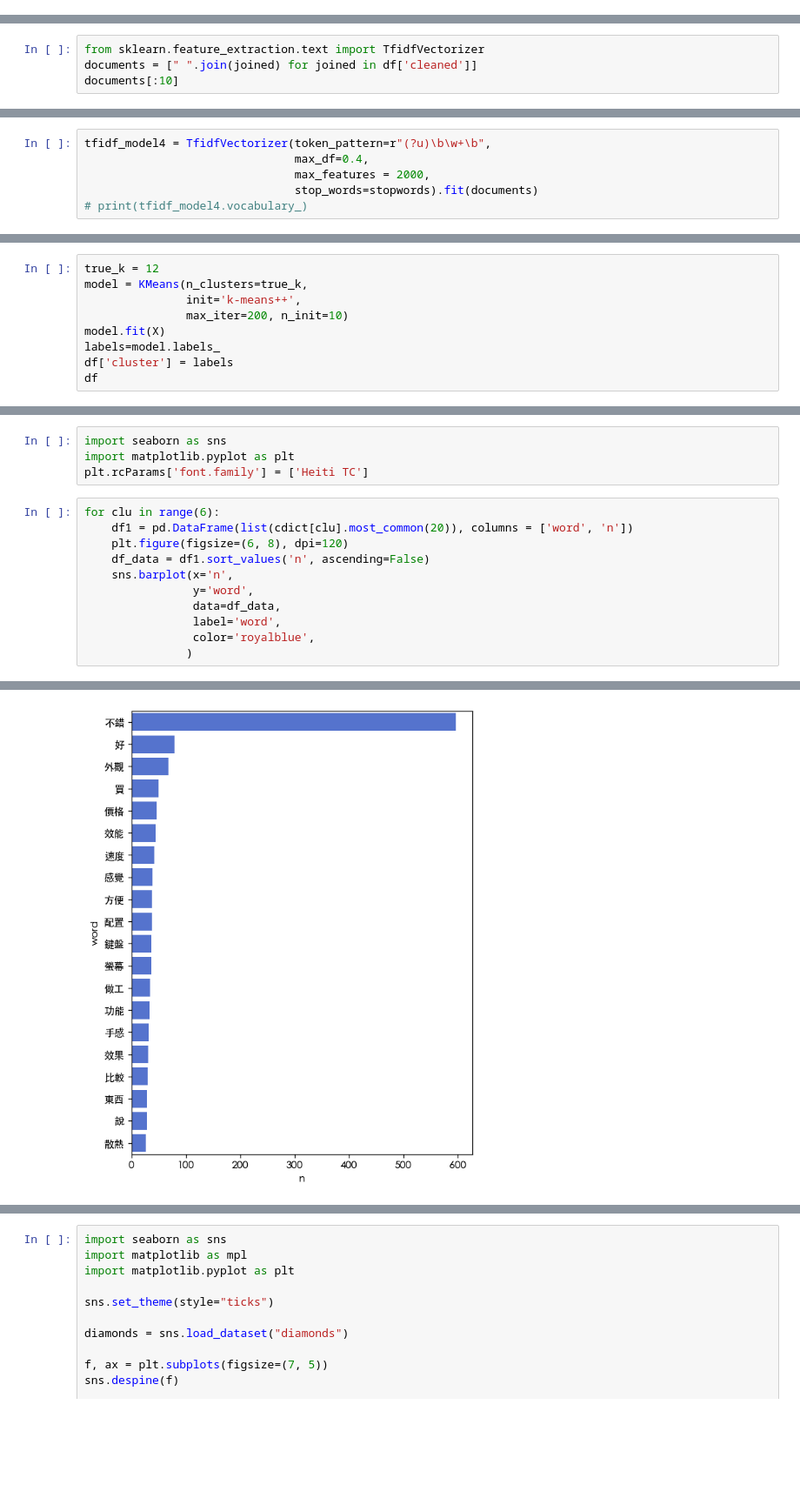
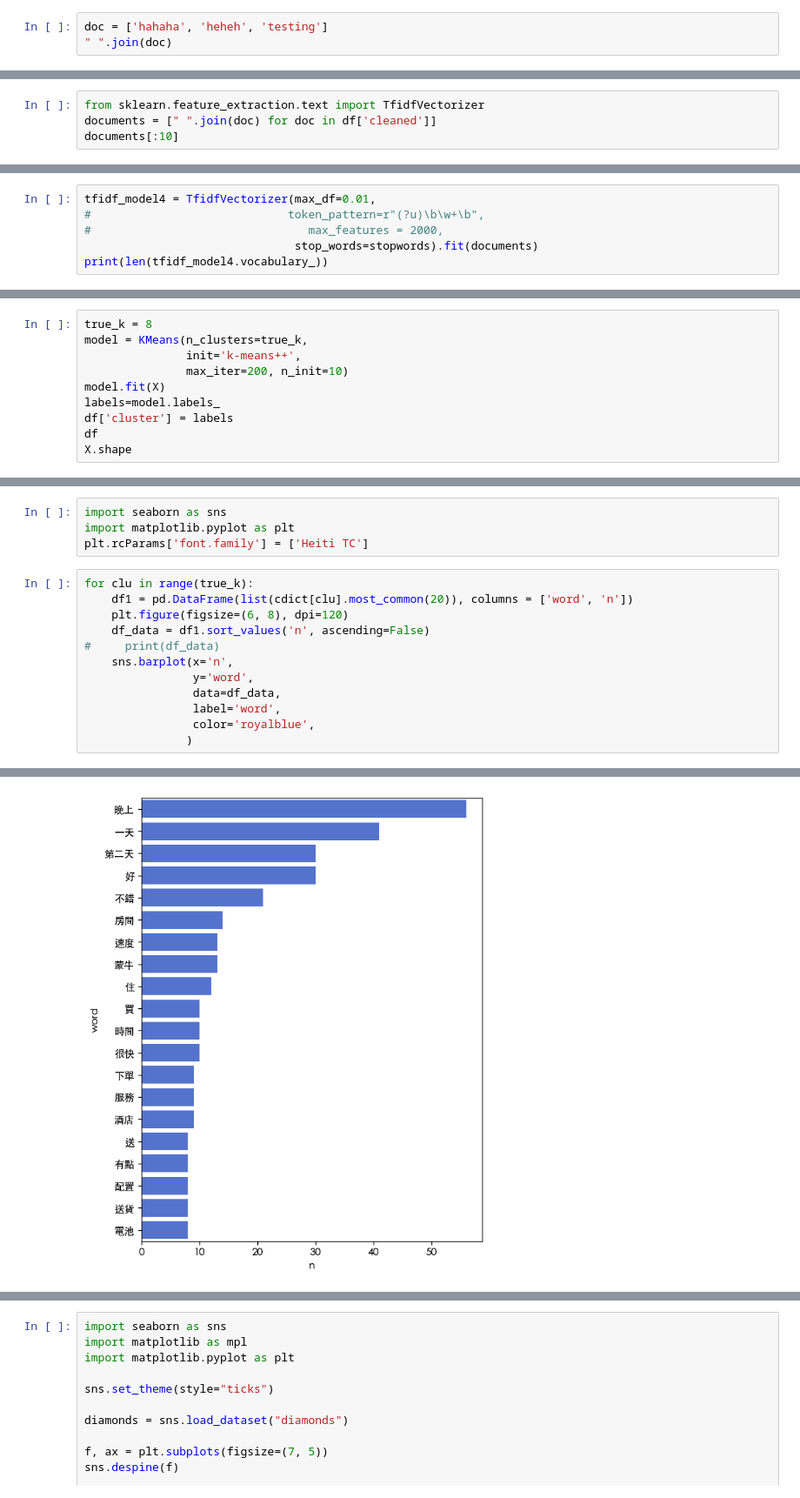
Before and after one commit to p4css/PSS, a Jupyter notebook: TM06_Clustering.ipynb, the cells around one changed output, grey strips where cells are left out. Shown at 87% size. Drawn from its saved outputs; the diff is of its cells as text; blank space fills up the shorter version.

```diff
--- a/TM06_Clustering.ipynb
+++ b/TM06_Clustering.ipynb
@@ -98,3 +98,6 @@ df
 ## tfidf vectorization
 1. https://towardsdatascience.com/clustering-documents-with-python-97314ad6a78d
 2. https://blog.csdn.net/blmoistawinde/article/details/80816179
+# %%
+doc = ['hahaha', 'heheh', 'testing']
+" ".join(doc)
@@ -101,6 +106,6 @@ df
 # %%
 from sklearn.feature_extraction.text import TfidfVectorizer
-documents = [" ".join(joined) for joined in df['cleaned']]
+documents = [" ".join(doc) for doc in df['cleaned']]
 documents[:10]
 # %% [output]
 ['店家 給力 快遞 相當快 第三次 光顧',
@@ -140,8 +155,8 @@ tfidf_model3 = TfidfVectorizer(token_pattern=r"(?u)\b\w+\b", max_df=0.6).fit(doc
 # %% [markdown]
 ### Model 4 filter out stop words
 # %%
-tfidf_model4 = TfidfVectorizer(token_pattern=r"(?u)\b\w+\b",
-                               max_df=0.4,
-                               max_features = 2000,
+tfidf_model4 = TfidfVectorizer(max_df=0.01,
+#                             token_pattern=r"(?u)\b\w+\b",
+#                                max_features = 2000,
                                stop_words=stopwords).fit(documents)
-# print(tfidf_model4.vocabulary_)
+print(len(tfidf_model4.vocabulary_))
@@ -207,7 +233,7 @@ plt.show()
 # %% [markdown]
 # Restore data
 # %%
-true_k = 12
+true_k = 8
 model = KMeans(n_clusters=true_k,
                init='k-means++',
                max_iter=200, n_init=10)
@@ -215,4 +241,5 @@ model.fit(X)
 labels=model.labels_
 df['cluster'] = labels
 df
+X.shape
 # %% [output]
@@ -437,10 +449,11 @@ import seaborn as sns
 import matplotlib.pyplot as plt
 plt.rcParams['font.family'] = ['Heiti TC']
 # %%
-for clu in range(6):
+for clu in range(true_k):
     df1 = pd.DataFrame(list(cdict[clu].most_common(20)), columns = ['word', 'n'])
     plt.figure(figsize=(6, 8), dpi=120)
     df_data = df1.sort_values('n', ascending=False)
+#     print(df_data)
     sns.barplot(x='n',
                 y='word',
                 data=df_data,
@@ -456 +469 @@ for clu in range(6):
-[figure, old version]
+[figure, new version]
```
Also changed, not shown: parts of 20 cells of this notebook, 2 other files.
